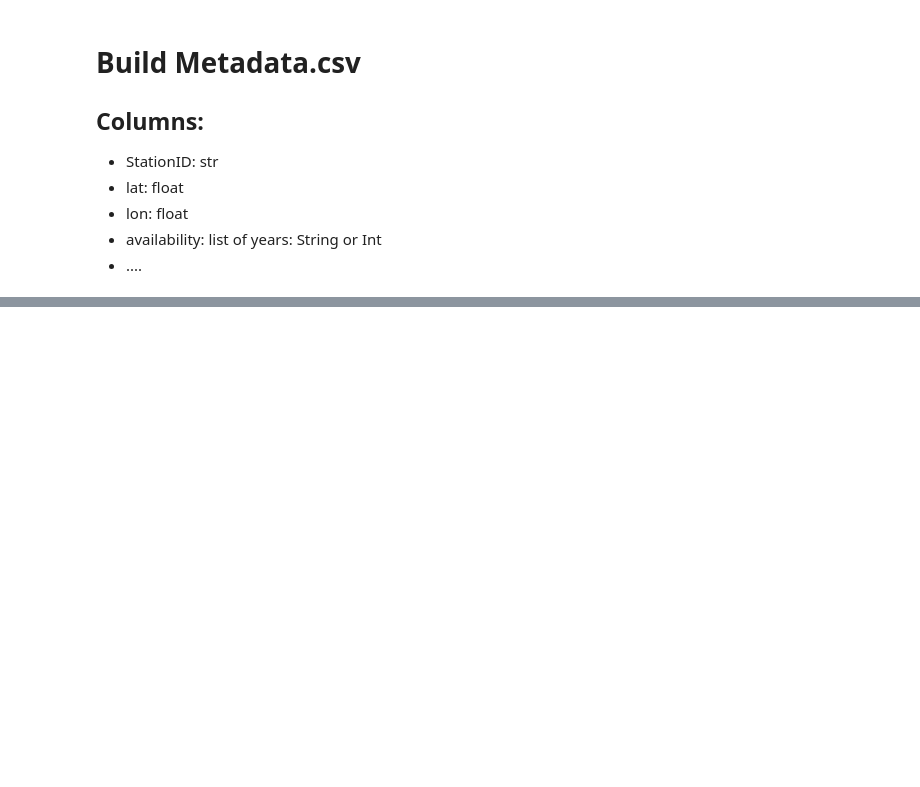
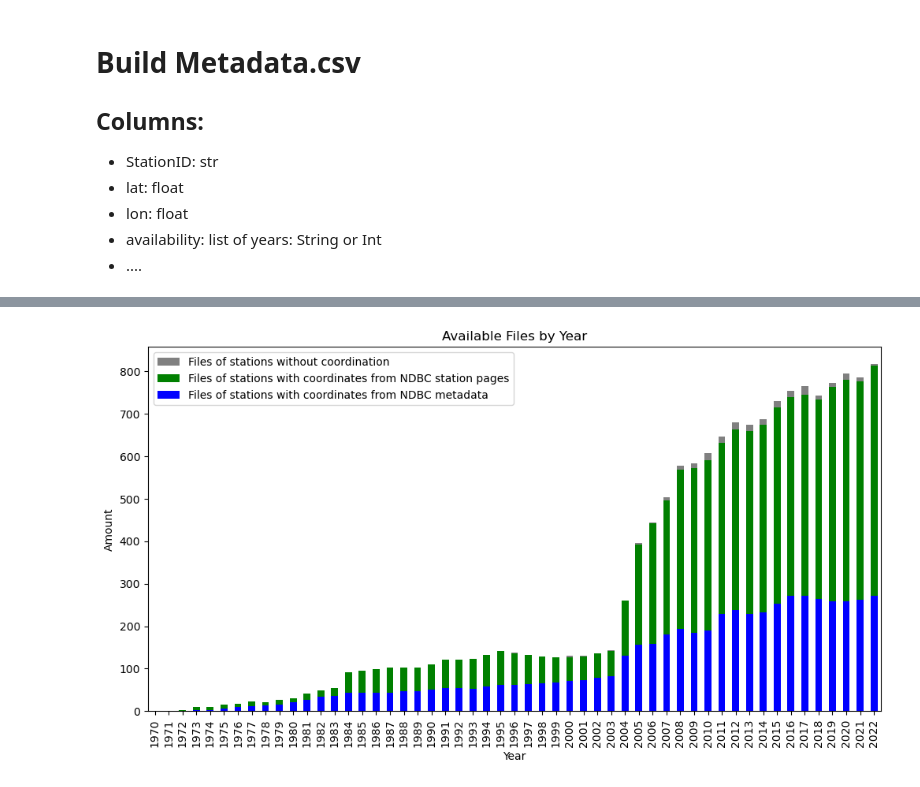
Before and after one commit to elsandner/Master_Project, a Jupyter notebook: NDBC_Buoy_Data/build_buoy_metadata.ipynb, the cells around one changed output, grey strips where cells are left out. Saved outputs shown, nothing was run; the diff lists cells and outputs as text; code cells hidden in the pictures; blank space fills up the shorter version.

```diff
--- a/NDBC_Buoy_Data/build_buoy_metadata.ipynb
+++ b/NDBC_Buoy_Data/build_buoy_metadata.ipynb
@@ -89,0 +386,13 @@ existing_files is a dictionary of stations. The value of each station is a set o
+# %%
+files_df_1 = metadata_1.dropna(subset=['lat', 'lon']).drop(["lat", "lon"], axis=1)
+files_df_2 = metadata_2.dropna(subset=['lat', 'lon']).drop(["lat", "lon"], axis=1)
+files_df_3 = metadata_3.dropna(subset=['lat', 'lon']).drop(["lat", "lon"], axis=1)
+
+sum_files = metadata_0.sum().sum()
+sum_files_md_file = files_df_1.sum().sum()
+sum_files_md_file_and_web = files_df_2.sum().sum()
+
+print("Sum of available files: ", sum_files)
+print("Files with coordinates out of ndbc-metadata file: ", sum_files_md_file)
+print("Files with coordinates out of station_page: ", sum_files_md_file_and_web - sum_files_md_file)
+print("Files without coordinates: ", sum_files - sum_files_md_file_and_web)
@@ -89,0 +420,16 @@ existing_files is a dictionary of stations. The value of each station is a set o
+# %%
+fig, ax = plt.subplots(figsize=(12,6))
+
+metadata_0.sum().plot(kind='bar', color="gray", label='Files of stations without coordination')
+files_df_2.sum().plot(kind='bar', color="green", label="Files of stations with coordinates from NDBC station pages")
+files_df_1.sum().plot(kind='bar', color="blue", label="Files of stations with coordinates from NDBC metadata")
+
+plt.title('Available Files by Year')
+plt.xlabel('Year')
+plt.ylabel('Amount')
+plt.legend()
+
+# Show the plot
+plt.show()
+# %% [output]
+[figure, added]
```
Also changed, not shown: parts of 37 cells of this notebook, 1 other file.
